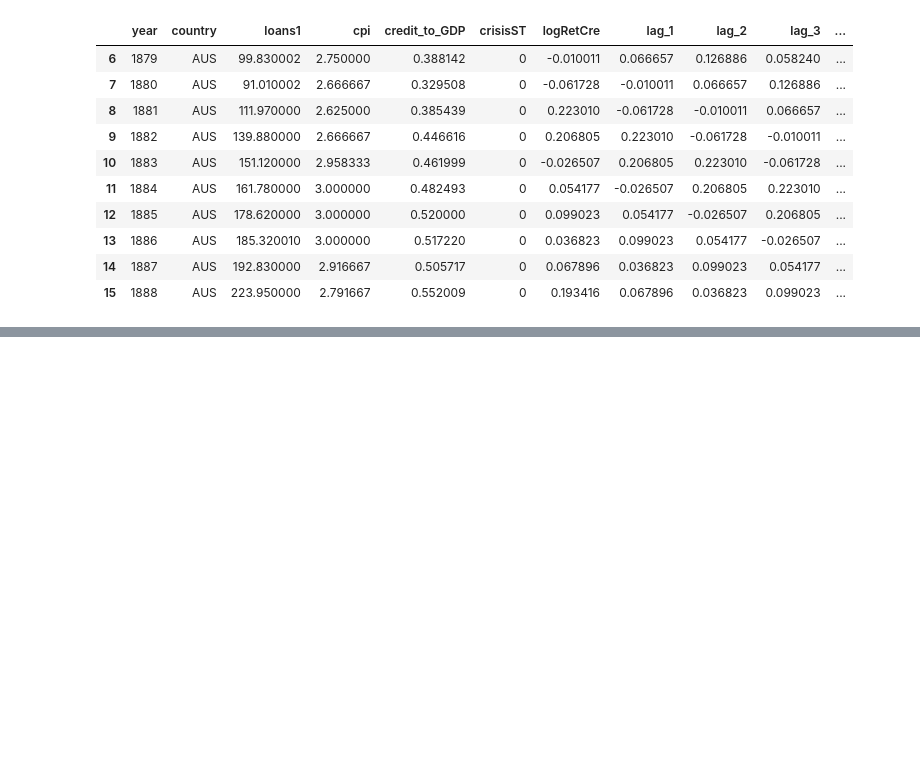
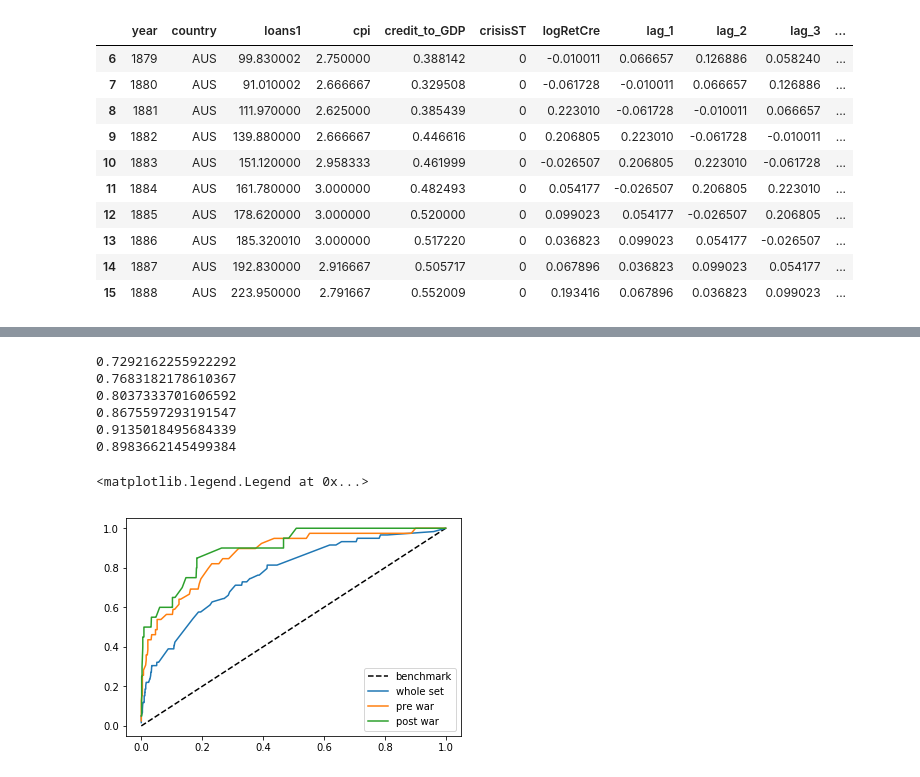
Before and after one commit to linsallyzhao/notebooks, a Jupyter notebook: ML_courseWork/Classification.ipynb, the cells around one changed output, grey strips where cells are left out. Saved outputs shown, nothing was run; the diff lists cells and outputs as text; code cells hidden in the pictures; blank space fills up the shorter version.

```diff
--- a/ML_courseWork/Classification.ipynb
+++ b/ML_courseWork/Classification.ipynb
@@ -144,0 +401,42 @@ avg
+# %%
+from sklearn.ensemble import RandomForestClassifier
+def in_sample_forest(training, maxD = 3, credit=False):
+    if credit is True:
+        X = training[['lag_2', 'credit']]
+
+    else:
+         X = training[['lag_2']]
+    y = training['crisisST']
+    foreClas = RandomForestClassifier(criterion='gini', max_depth=maxD)
+    foreClas.fit(X, y)
+    pre_pro = foreClas.predict_proba(X)[:, 1]
+    fpr, tpr, thr = roc_curve(y, pre_pro, drop_intermediate=False)
+    auc = roc_auc_score(y, pre_pro)
+
+    print(auc)
+    return fpr, tpr, auc
+
+in_sample_forest(data)
+data_fpr, data_tpr, _ = in_sample_forest(data, credit=True)
+
+in_sample_forest(preW)
+pre_fpr, pre_tpr, _ = in_sample_forest(preW, credit=True)
+
+in_sample_forest(postW)
+post_fpr, post_tpr, _ = in_sample_forest(postW, credit=True)
+
+plt.plot([0, 1], [0, 1], 'k--')
+plt.plot(data_fpr,data_tpr)
+plt.plot(pre_fpr,pre_tpr)
+plt.plot(post_fpr,post_tpr)
+plt.legend(['benchmark', 'whole set', 'pre war', 'post war'])
+#with default depth 3, greatly out perform tree
+# %% [output]
+0.7292162255922292
+0.7683182178610367
+0.8037333701606592
+0.8675597293191547
+0.9135018495684339
+0.8983662145499384
+<matplotlib.legend.Legend at 0x...>
+[figure, added]
```
Also changed, not shown: parts of 21 cells of this notebook, 1 other file.
